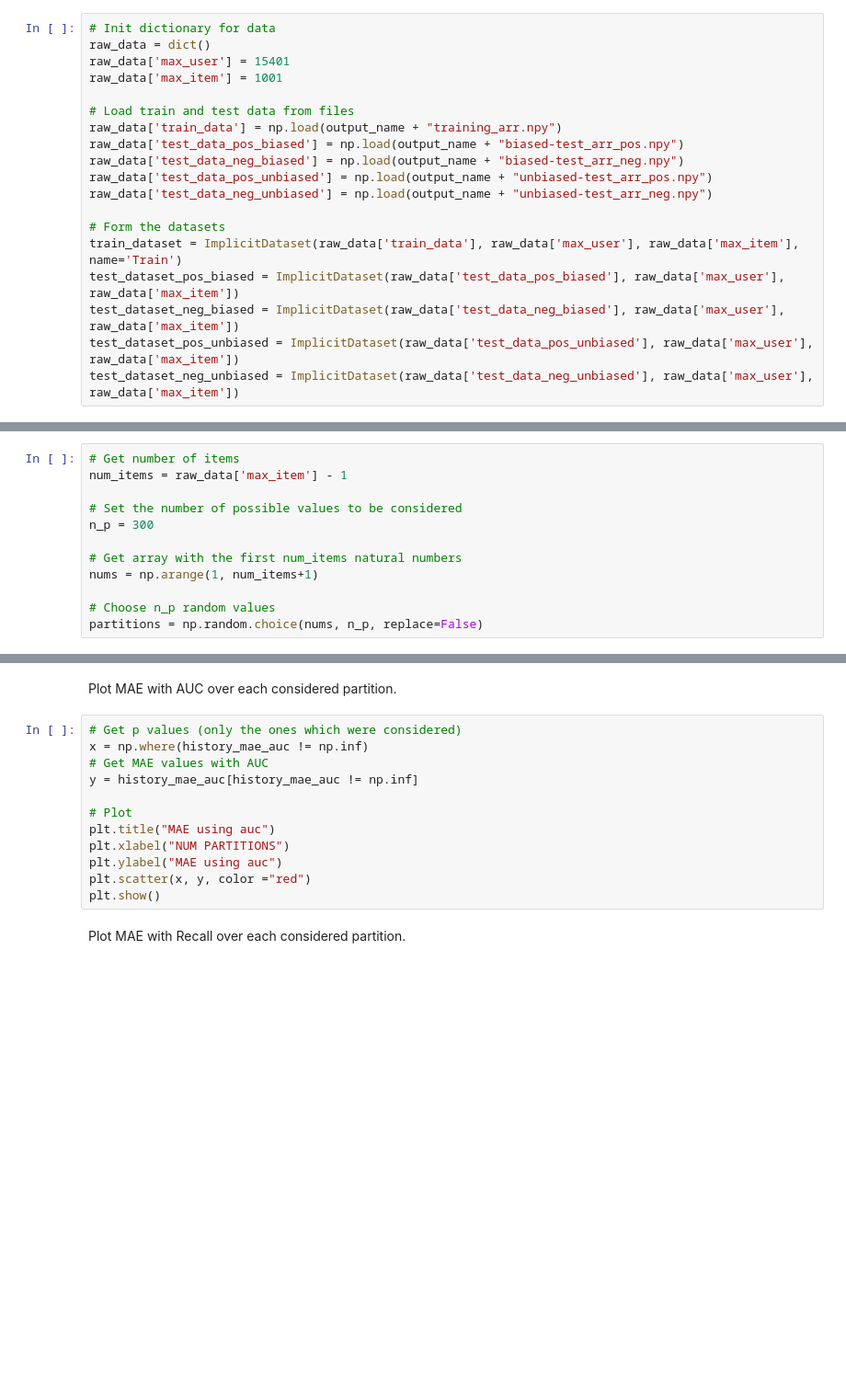
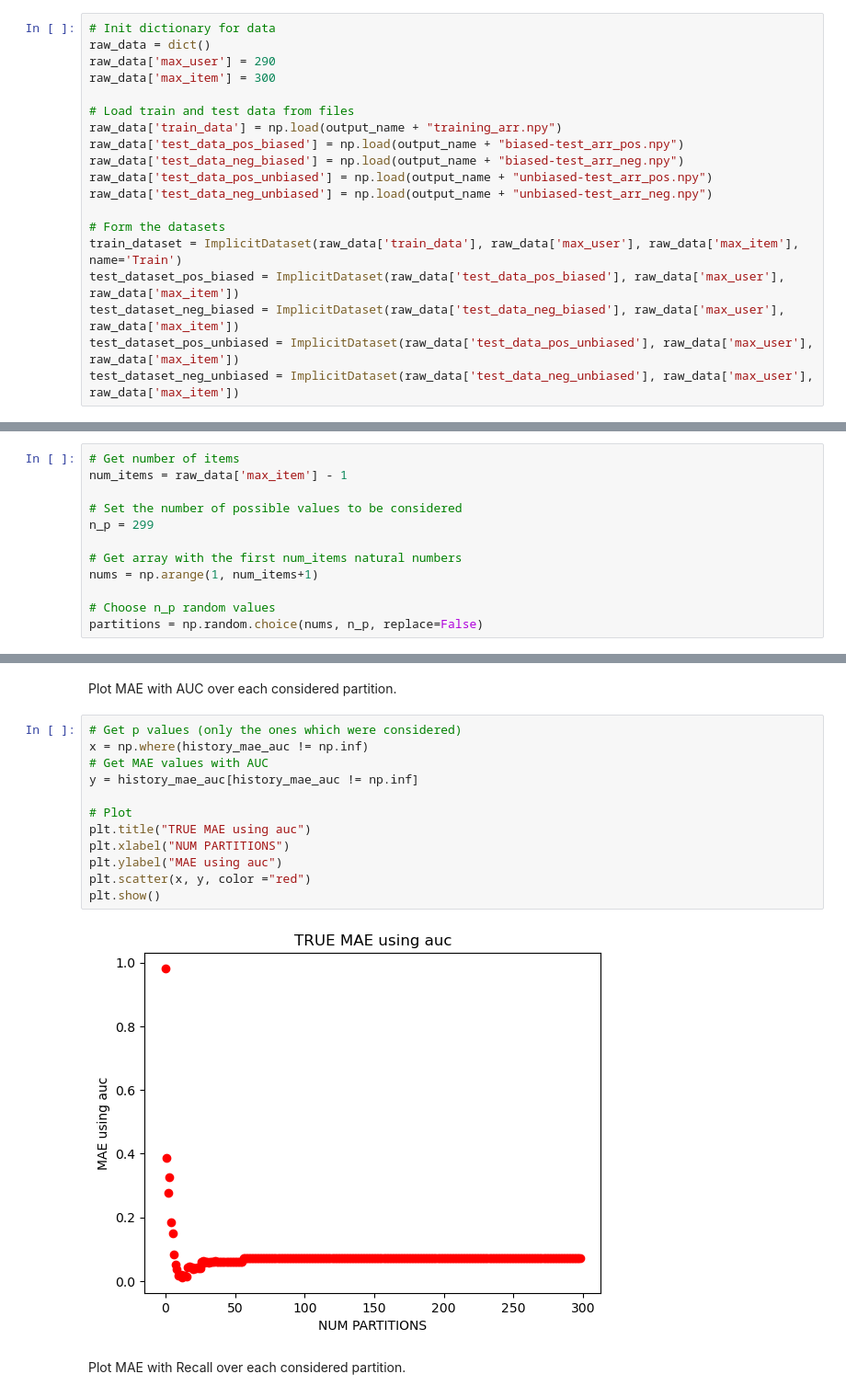
Before and after one commit to peetceenatoo/my-first-research-project, a Jupyter notebook: Implementation/Coat/Notebook-Full-Flow.ipynb, the cells around one changed output, grey strips where cells are left out. Shown: that part at 92% size. Drawn from its saved outputs; the diff is of its cells as text; blank space fills up the shorter version.

```diff
--- a/Implementation/Coat/Notebook-Full-Flow.ipynb
+++ b/Implementation/Coat/Notebook-Full-Flow.ipynb
@@ -310,8 +313,8 @@ We will load the data from the output files (we could avoid doing so, but let's
 # %%
 # Init dictionary for data
 raw_data = dict()
-raw_data['max_user'] = 15401
-raw_data['max_item'] = 1001
+raw_data['max_user'] = 290
+raw_data['max_item'] = 300
 
 # Load train and test data from files
 raw_data['train_data'] = np.load(output_name + "training_arr.npy")
@@ -476,7 +541,7 @@ Get array of possible values for the number of subsets in the partition.
 num_items = raw_data['max_item'] - 1
 
 # Set the number of possible values to be considered
-n_p = 300
+n_p = 299
 
 # Get array with the first num_items natural numbers
 nums = np.arange(1, num_items+1)
@@ -540,15 +607,17 @@ Plot MAE with AUC over each considered partition.
 # %%
 # Get p values (only the ones which were considered)
 x = np.where(history_mae_auc != np.inf)
 # Get MAE values with AUC
 y = history_mae_auc[history_mae_auc != np.inf]
 
 # Plot
-plt.title("MAE using auc")
+plt.title("TRUE MAE using auc")
 plt.xlabel("NUM PARTITIONS")
 plt.ylabel("MAE using auc")
 plt.scatter(x, y, color ="red")
 plt.show()
+# %% [output]
+[figure, added]
 # %% [markdown]
 Plot MAE with Recall over each considered partition.
 # %%
```
Also changed, not shown: parts of 11 cells of this notebook, 2 other files.
